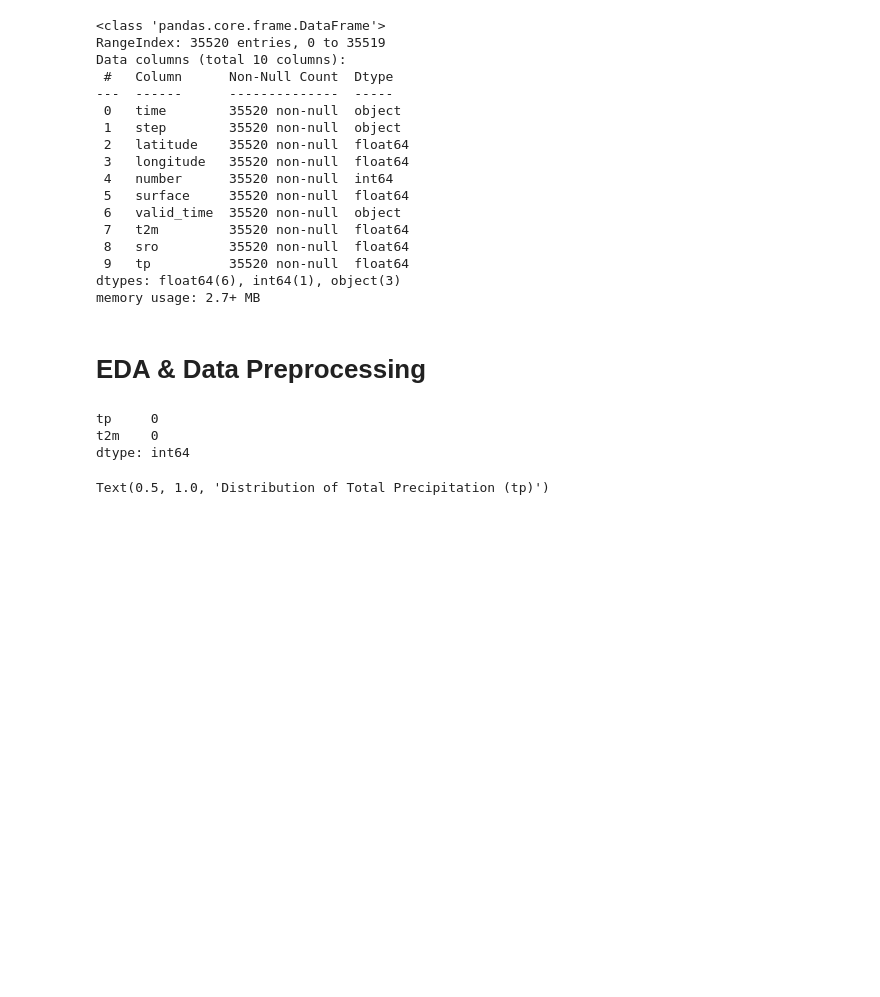
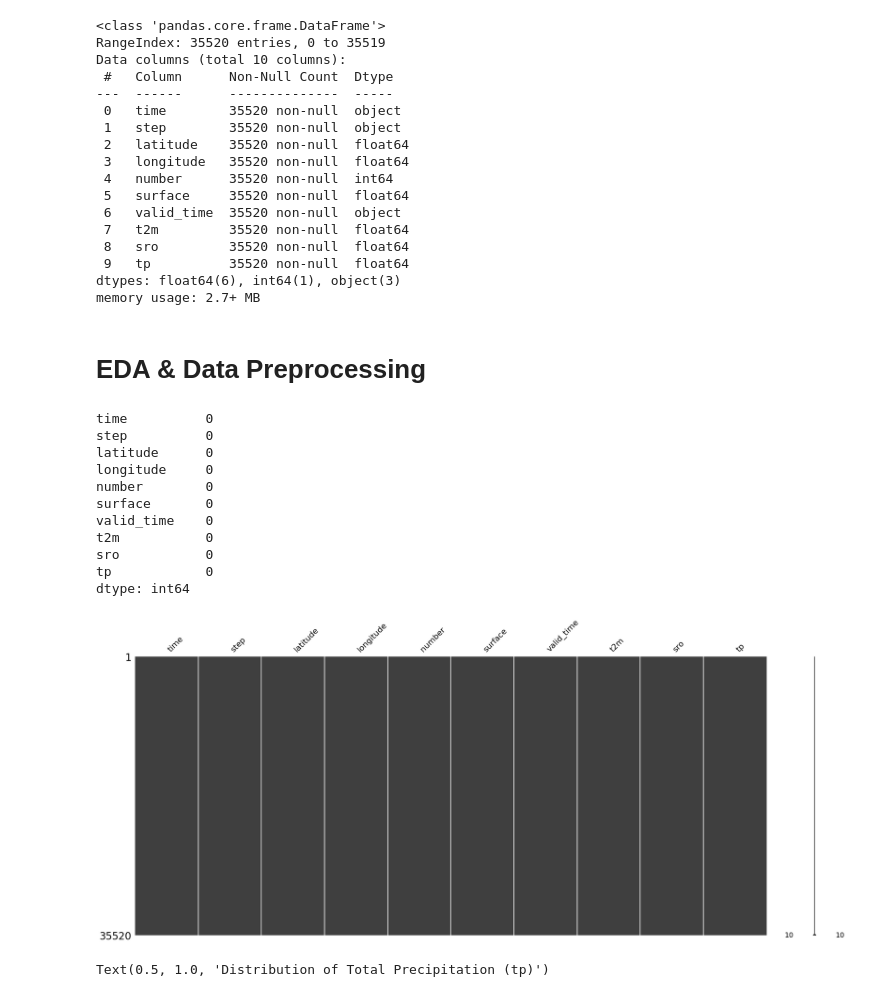
Before and after one commit to aminnademi/Clustring-On-North-of-Iran-Climate-Dataset, a Jupyter notebook: notebook.ipynb, the cells around one changed output. Saved outputs shown, nothing was run; the diff lists cells and outputs as text; code cells hidden in the pictures; blank space fills up the shorter version.

```diff
--- a/notebook.ipynb
+++ b/notebook.ipynb
@@ -99,16 +99,27 @@ dtypes: float64(6), int64(1), object(3)
 memory usage: 2.7+ MB
 # %% [markdown]
 # EDA & Data Preprocessing
+# %%
+# Visualize missing data in the dataset using a matrix plot
+msno.matrix(data)
+# Check for missing values
+data.isnull().sum()
+# %% [output]
+time          0
+step          0
+latitude      0
+longitude     0
+number        0
+surface       0
+valid_time    0
+t2m           0
+sro           0
+tp            0
+dtype: int64
+[figure, added]
 # %%
 # Select relevant features
 features = data[['tp', 't2m']]
-
-# Check for missing values (if any)
-features.isnull().sum()
-# %% [output]
-tp     0
-t2m    0
-dtype: int64
 # %%
 plt.figure(figsize=(12, 6))
 plt.subplot(1, 2, 1)
```
Also changed, not shown: parts of 2 cells of this notebook.
